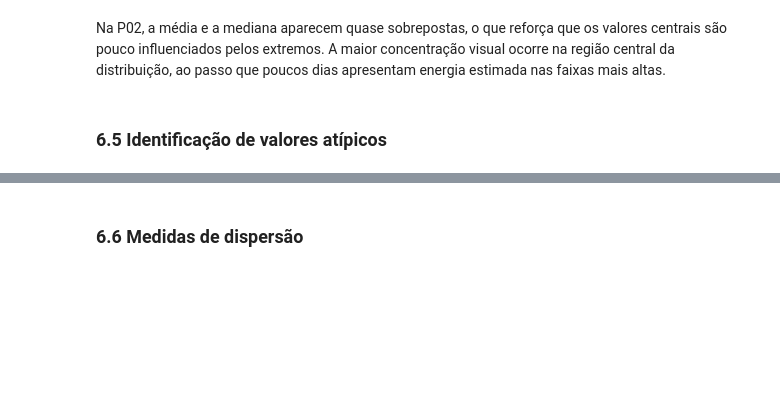
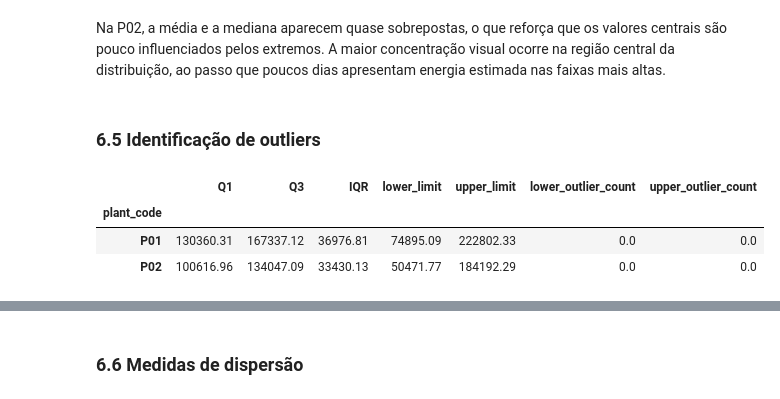
Before and after one commit to PhellipeLisboa/AnaliseEnergiaSolar, a Jupyter notebook: notebooks/02_analise_estatistica.ipynb, the cells around one changed output, grey strips where cells are left out. Saved outputs shown, nothing was run; the diff lists cells and outputs as text; code cells hidden in the pictures; blank space fills up the shorter version.

```diff
--- a/notebooks/02_analise_estatistica.ipynb
+++ b/notebooks/02_analise_estatistica.ipynb
@@ -910,4 +910,40 @@ visualize_distribution(
 # %% [markdown]
 Na P02, a média e a mediana aparecem quase sobrepostas, o que reforça que os valores centrais são pouco influenciados pelos extremos. A maior concentração visual ocorre na região central da distribuição, ao passo que poucos dias apresentam energia estimada nas faixas mais altas.
 # %% [markdown]
-### 6.5 Identificação de valores atípicos
+### 6.5 Identificação de outliers
+# %%
+outliers_by_plant = {}
+
+for plant_code, plant_data in complete_daily_analysis_df.groupby("plant_code"):
+    outliers_by_plant[plant_code] = identify_outliers_iqr(plant_data["daily_energy_estimated"])
+# %%
+outliers_summary = {}
+
+for plant_code, result in outliers_by_plant.items():
+    outliers_summary[plant_code] = {
+        "Q1": result["Q1"],
+        "Q3": result["Q3"],
+        "IQR": result["IQR"],
+        "lower_limit": result["lower_limit"],
+        "upper_limit": result["upper_limit"],
+        "lower_outlier_count": len(
+            result["lower_outliers"]
+        ),
+        "upper_outlier_count": len(
+            result["upper_outliers"]
+        ),
+    }
+
+outliers_summary_df = (
+    pd.DataFrame(outliers_summary)
+    .T
+    .rename_axis("plant_code")
+    .round(2)
+)
+
+outliers_summary_df
+# %% [output]
+|  | Q1 | Q3 | IQR | lower_limit | upper_limit | lower_outlier_count | upper_outlier_count |
+| plant_code |  |  |  |  |  |  |  |
+| P01 | 130360.31 | 167337.12 | 36976.81 | 74895.09 | 222802.33 | 0.0 | 0.0 |
+| P02 | 100616.96 | 134047.09 | 33430.13 | 50471.77 | 184192.29 | 0.0 | 0.0 |
```
Also changed, not shown: parts of 12 cells of this notebook.
